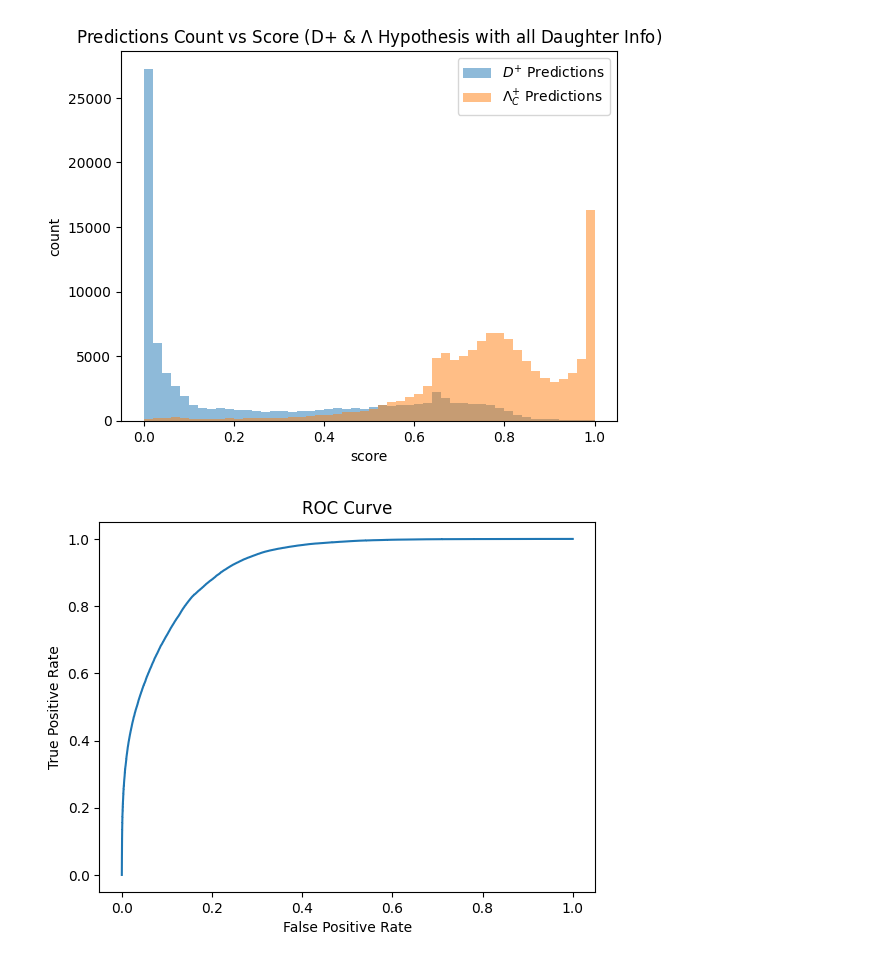
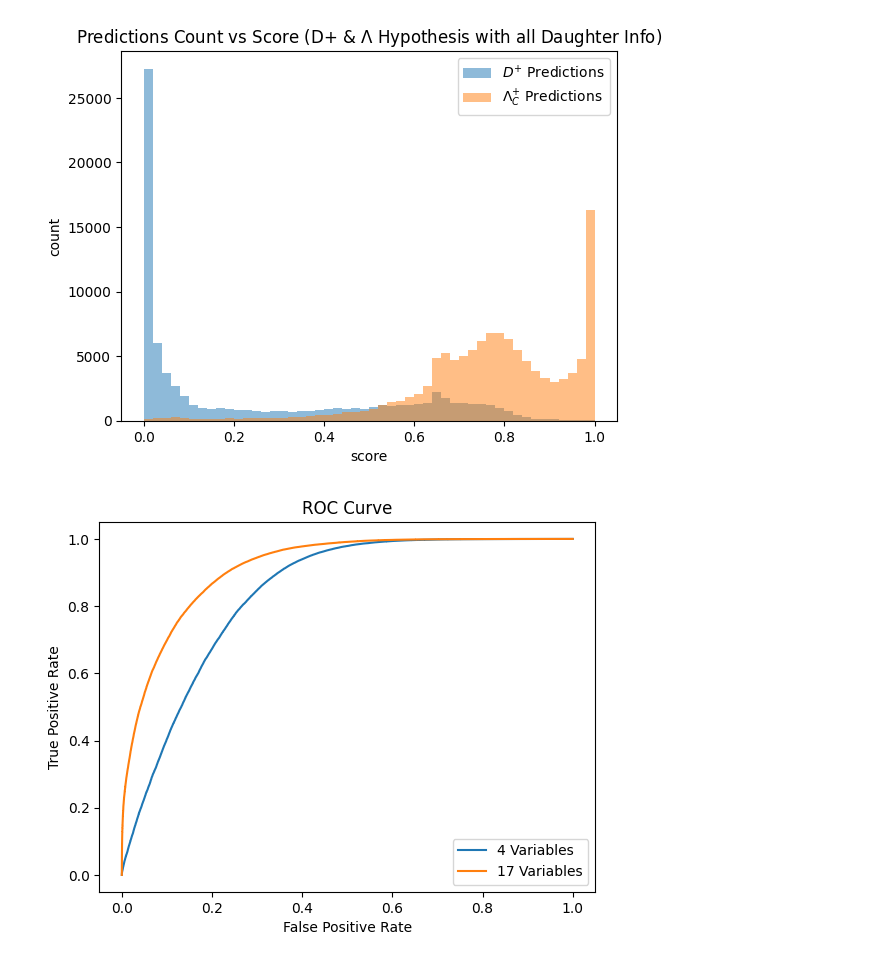
Before and after one commit to GitGup/ATLAS_DNN, a Jupyter notebook: MC_DNN.ipynb, the cells around one changed output. Drawn from its saved outputs; the diff is of its cells as text; code cells hidden in the pictures.

```diff
--- a/MC_DNN.ipynb
+++ b/MC_DNN.ipynb
@@ -827,3 +853,6 @@ array([[0.69920844],
        [0.42121145],
        [0.5997925 ],
        [0.5927305 ]], dtype=float32)
+# %%
+predictions_both1 = model.predict(X_test)
+predictions_both1[:10]
@@ -903,16 +940,20 @@ plt.show()
 # %%
 # Get true labels and predicted probabilities
 y_true = list(y_test)
 y_pred = predictions_both
+y_pred1 = predictions_both1
 
 # Calculate TPR and FPR for different threshold values
 fpr, tpr, thresholds = roc_curve(y_true, y_pred)
+fpr1, tpr1, thresholds1 = roc_curve(y_true, y_pred1)
 
 # Plot ROC curve
-plt.plot(fpr, tpr)
+plt.plot(fpr, tpr, label = "4 Variables")
+plt.plot(fpr1, tpr1, label = "17 Variables")
 plt.xlabel('False Positive Rate')
 plt.ylabel('True Positive Rate')
+plt.legend()
 plt.title('ROC Curve')
 plt.show()
 # %% [output]
-[figure, old version]
+[figure, new version]
```
Also changed, not shown: parts of 13 cells of this notebook.
